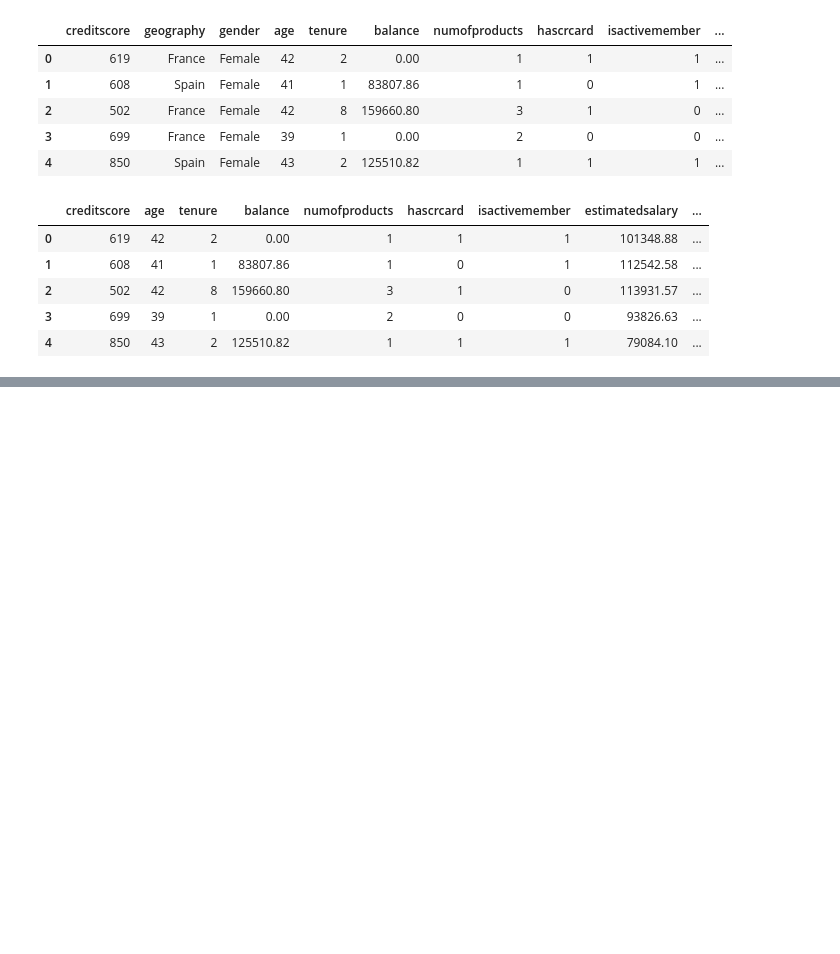
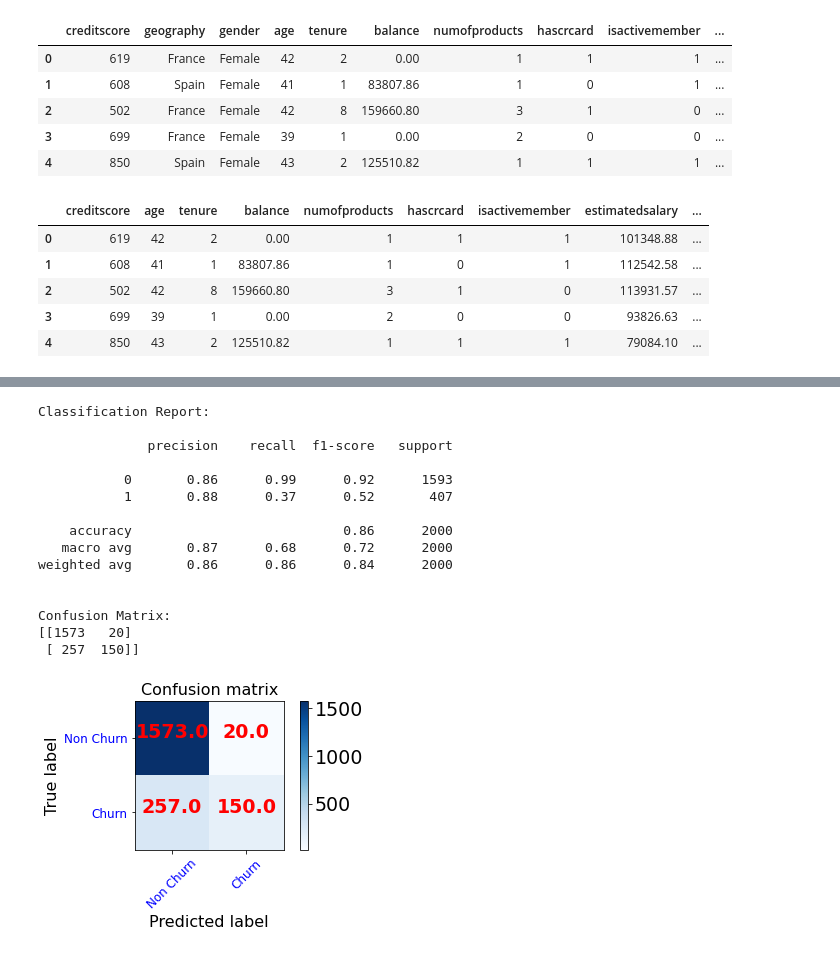
Before and after one commit to MattithyahuData/P2-Bank-churn-prediction, a Jupyter notebook: Code/P2 Code.ipynb, the cells around one changed output, grey strips where cells are left out. Saved outputs shown, nothing was run; the diff lists cells and outputs as text; code cells hidden in the pictures; blank space fills up the shorter version.

```diff
--- a/Code/P2 Code.ipynb
+++ b/Code/P2 Code.ipynb
@@ -260,0 +375,36 @@ print(X.shape, y.shape)
+# %%
+def plot_confusion_matrix(cm, classes,
+                          title='Confusion matrix',
+                          cmap=plt.cm.Blues):
+
+    plt.rcParams.update({'font.size': 19})
+    plt.imshow(cm, interpolation='nearest', cmap=cmap)
+    plt.title(title,fontdict={'size':'16'})
+    plt.colorbar()
+    tick_marks = np.arange(len(classes))
+    plt.xticks(tick_marks, classes, rotation=45,fontsize=12,color="blue")
+    plt.yticks(tick_marks, classes,fontsize=12,color="blue")
+    rc('font', weight='bold')
+    fmt = '.1f'
+    thresh = cm.max()
+    for i, j in itertools.product(range(cm.shape[0]), range(cm.shape[1])):
+        plt.text(j, i, format(cm[i, j], fmt),
+                 horizontalalignment="center",
+                 color="red")
+
+    plt.ylabel('True label',fontdict={'size':'16'})
+    plt.xlabel('Predicted label',fontdict={'size':'16'})
+    plt.tight_layout()
+# %%
+rf = RandomForestClassifier(random_state = random_state)
+param_grid = {'n_estimators': [50],
+              'criterion': ['entropy', 'gini'],
+              'bootstrap': [True],
+              'max_depth': [6],
+              'max_features': ['auto','sqrt'],
+              'min_samples_leaf': [2, 3, 5],
+              'min_samples_split': [2, 3, 5]}
+
+scoring_metric='recall'
+clf_rf = GridSearchCV(rf, param_grid = param_grid, scoring = scoring_metric, cv = 5, verbose = False, n_jobs = -1)
+best_clf_rf = clf_rf.fit(X_train, y_train)
@@ -260,0 +421,26 @@ print(X.shape, y.shape)
+# %%
+y_pred = best_clf_rf.predict(X_test)
+# %%
+print("\nClassification Report:\n")
+print(classification_report(y_test,y_pred))
+
+print("\nConfusion Matrix:")
+print(confusion_matrix(y_test,y_pred))
+plot_confusion_matrix(confusion_matrix(y_test,y_pred),classes=['Non Churn','Churn'],title='Confusion matrix')
+# %% [output]
+Classification Report:
+
+              precision    recall  f1-score   support
+
+           0       0.86      0.99      0.92      1593
+           1       0.88      0.37      0.52       407
+
+    accuracy                           0.86      2000
+   macro avg       0.87      0.68      0.72      2000
+weighted avg       0.86      0.86      0.84      2000
+
+
+Confusion Matrix:
+[[1573   20]
+ [ 257  150]]
+[figure, added]
```
Also changed, not shown: parts of 24 cells of this notebook, 1 other file.
